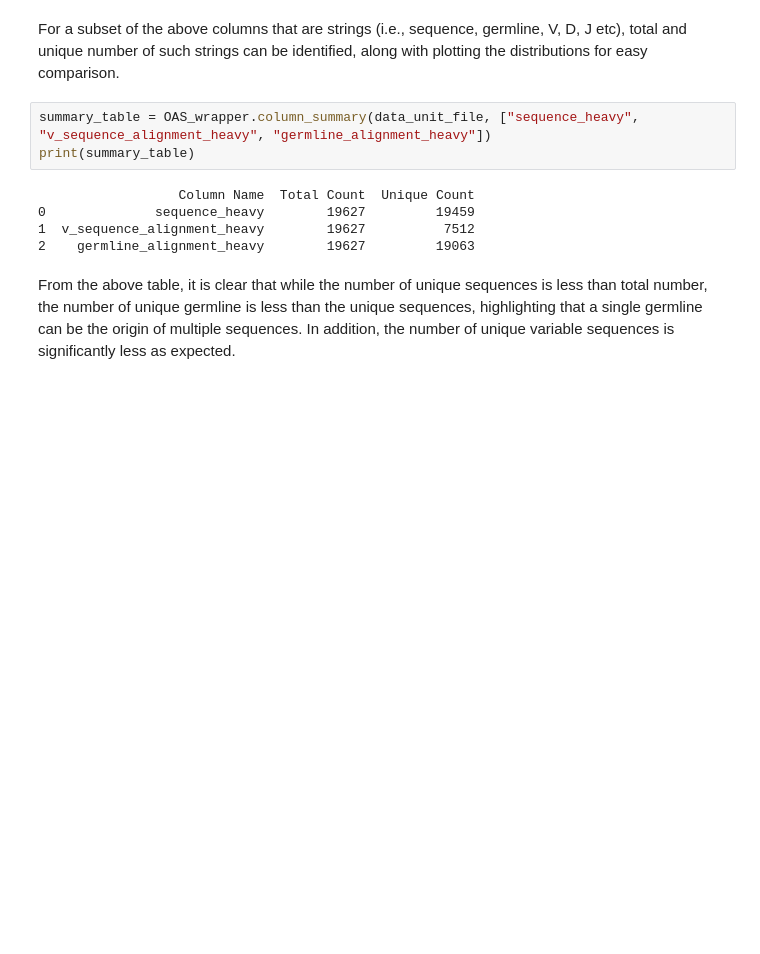
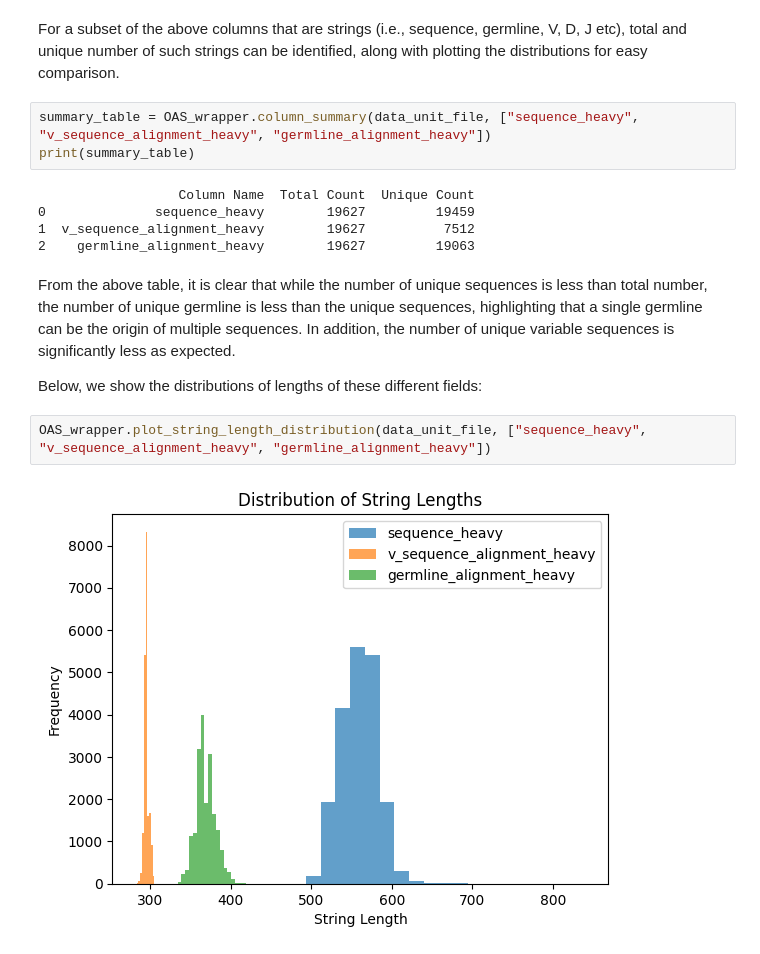
Before and after one commit to sridhara-omics/OAS_wrapper, a Jupyter notebook: notebooks/Paired_tutorial.ipynb, the cells around one changed output. Cells and saved outputs as stored; diff of their text form; blank space fills up the shorter version.

```diff
--- a/notebooks/Paired_tutorial.ipynb
+++ b/notebooks/Paired_tutorial.ipynb
@@ -42,3 +42,9 @@ print(summary_table)
 2    germline_alignment_heavy        19627         19063
 # %% [markdown]
 From the above table, it is clear that while the number of unique sequences is less than total number, the number of unique germline is less than the unique sequences, highlighting that a single germline can be the origin of multiple sequences. In addition, the number of unique variable sequences is significantly less as expected.
+
+Below, we show the distributions of lengths of these different fields:
+# %%
+OAS_wrapper.plot_string_length_distribution(data_unit_file, ["sequence_heavy", "v_sequence_alignment_heavy", "germline_alignment_heavy"])
+# %% [output]
+[figure, added]
```
Also changed, not shown: parts of 5 cells of this notebook, 1 other file.
